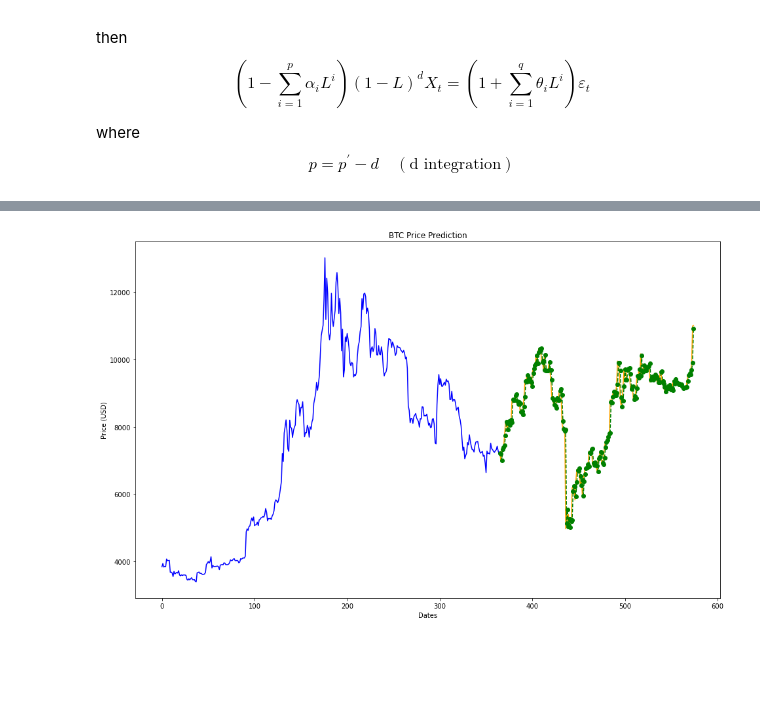
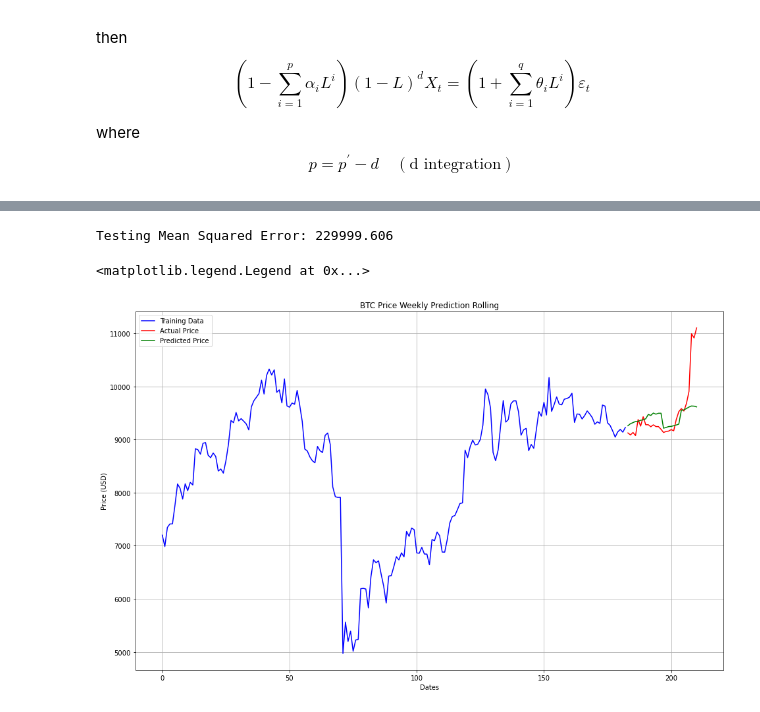
Before and after one commit to Wenbo-Git/Data-Science, a Jupyter notebook: Time Series/Time Series.ipynb, the cells around one changed output, grey strips where cells are left out. Cells and saved outputs as stored; diff of their text form; code cells hidden in the pictures; blank space fills up the shorter version.

Commit message:
ARIMA BTC price predictions

```diff
--- a/Time Series/Time Series.ipynb
+++ b/Time Series/Time Series.ipynb
@@ -90,4 +133,9 @@ def smape_kun(y_true, y_pred):
 # %%
-train_ar = train['Close'].values
-test_ar = test['Close'].values
-history = [x for x in train_ar]
+train_val = train['Close'].values
+test_val = test['Close'].values
+# %%
+model = ARIMA(train_val, order=(10,1,0))
+model_fit = model.fit(disp=0)
+predictions = model_fit.forecast(len(test_val))
+error = mean_squared_error(test_val, predictions[0])
+print('Testing Mean Squared Error: %.3f' % error)
@@ -94,15 +157,14 @@ history = [x for x in train_ar]
 # %%
+history = [x for x in train_val]
 predictions = []
-for t in range(len(test_ar)):
-    model = ARIMA(history, order=(5,1,0))
+for t in range(len(test_val)):
+    model = ARIMA(history, order=(10,1,0))
     model_fit = model.fit(disp=0)
     output = model_fit.forecast()
     yhat = output[0]
     predictions.append(yhat)
-    obs = test_ar[t]
+    obs = test_val[t]
     history.append(obs)
-error = mean_squared_error(test_ar, predictions)
+error = mean_squared_error(test_val, predictions)
 print('Testing Mean Squared Error: %.3f' % error)
-error2 = smape_kun(test_ar, predictions)
-print('Symmetric mean absolute percentage error: %.3f' % error2)
 # %% [output]
@@ -111,11 +185,27 @@ Symmetric mean absolute percentage error: 16.739
+# %%
+history = [x for x in train_val]
+predictions = []
+for t in range(4):
+    model = ARIMA(history, order=(10,1,0))
+    model_fit = model.fit(disp=0)
+    output = model_fit.forecast(7)
+    yhats = output[0]
+    predictions.extend(yhats)
+    history.extend(test_val[t * 7 : (t + 1) * 7])
+error = mean_squared_error(test_val, predictions)
+print('Testing Mean Squared Error: %.3f' % error)
+# %% [output]
+Testing Mean Squared Error: 229999.606
 # %%
 plt.figure(figsize=(16,10))
-plt.plot(train.index, train['Close'], 'green', color='blue', label='Training Data')
-plt.plot(test.index, test['Close'], color='orange', label='Actual Price')
-plt.plot(test.index, predictions, color='green', marker='o', linestyle='dashed', label='Predicted Price')
-plt.title('BTC Price Prediction')
+plt.grid(True)
+plt.plot(train.index, train['Close'], color='blue', label='Training Data')
+plt.plot(test.index, test['Close'], color='red', label='Actual Price')
+plt.plot(test.index, predictions, color='green', label='Predicted Price')
+plt.title('BTC Price Weekly Prediction Rolling')
 plt.xlabel('Dates')
 plt.ylabel('Price (USD)')
-plt.show()
+plt.legend()
 # %% [output]
+<matplotlib.legend.Legend at 0x...>
-[figure, old version]
+[figure, new version]
```
Also changed, not shown: parts of 13 cells of this notebook.
